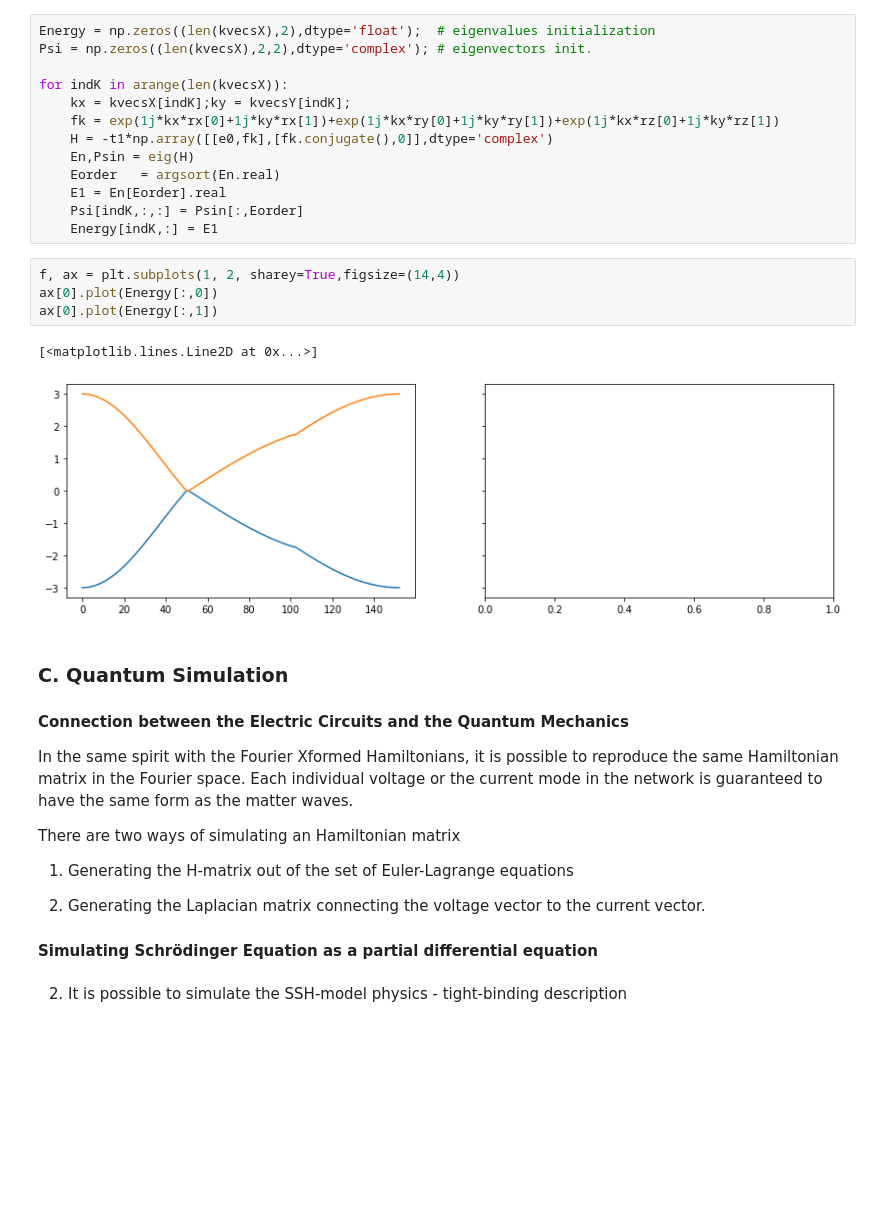
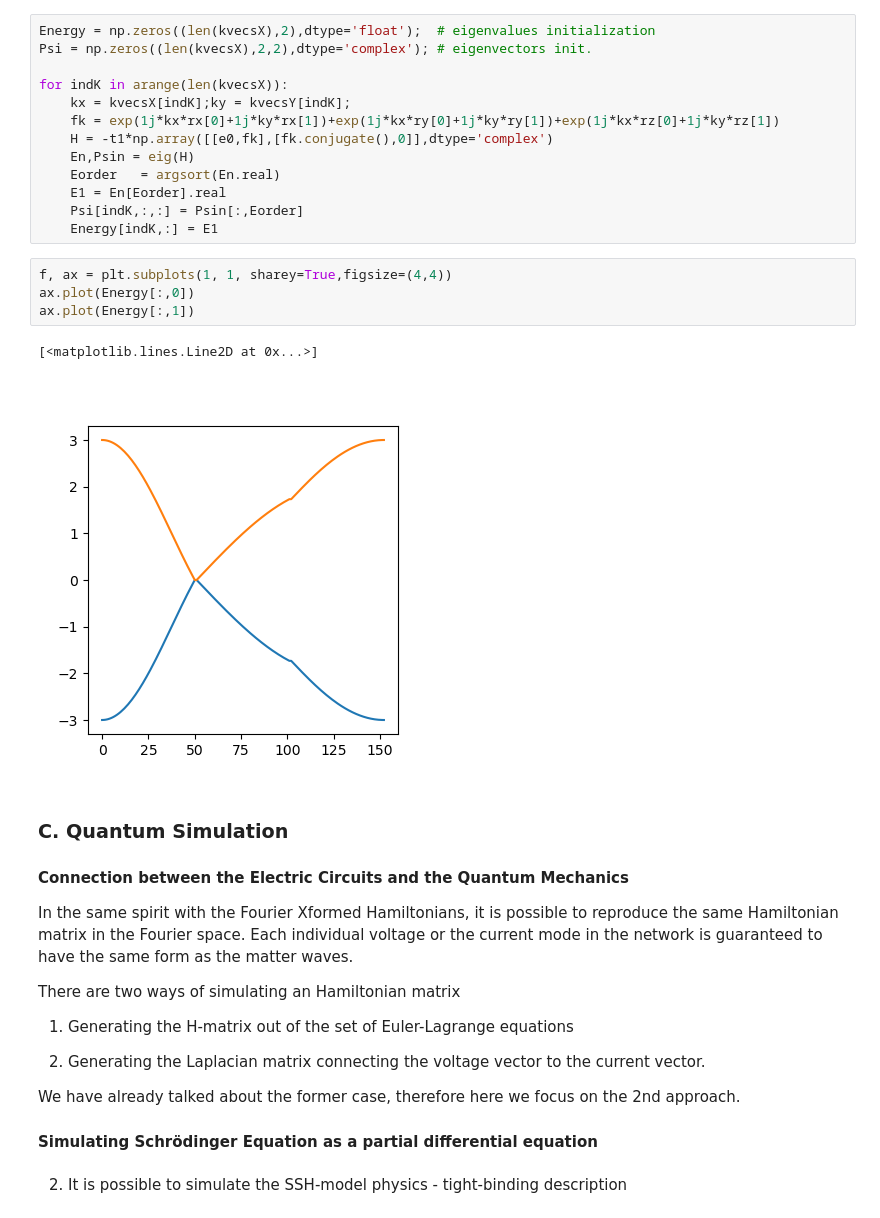
Before and after one commit to firatserifgezgin/AnalogQuantumComputing_CourseNotes, a Jupyter notebook: AnalogQuantumComputingCourse_week3.ipynb, the cells around one changed output. Drawn from its saved outputs; the diff is of its cells as text; blank space fills up the shorter version.

```diff
--- a/AnalogQuantumComputingCourse_week3.ipynb
+++ b/AnalogQuantumComputingCourse_week3.ipynb
@@ -292,12 +363,12 @@ for indK in arange(len(kvecsX)):
     Psi[indK,:,:] = Psin[:,Eorder]
     Energy[indK,:] = E1
 # %%
-f, ax = plt.subplots(1, 2, sharey=True,figsize=(14,4))
-ax[0].plot(Energy[:,0])
-ax[0].plot(Energy[:,1])
+f, ax = plt.subplots(1, 1, sharey=True,figsize=(4,4))
+ax.plot(Energy[:,0])
+ax.plot(Energy[:,1])
 # %% [output]
 [<matplotlib.lines.Line2D at 0x...>]
-[figure, old version]
+[figure, new version]
 # %% [markdown]
 ### C. Quantum Simulation
 #### Connection between the Electric Circuits and the Quantum Mechanics
@@ -310,6 +381,8 @@ There are two ways of simulating an Hamiltonian matrix
 2. Generating the Laplacian matrix connecting the voltage vector to the current vector.
 
 
+We have already talked about the former case, therefore here we focus on the 2nd approach.
+
 
 #### Simulating Schrödinger Equation as a partial differential equation
 # %% [markdown]
```
Also changed, not shown: parts of 31 cells of this notebook.
